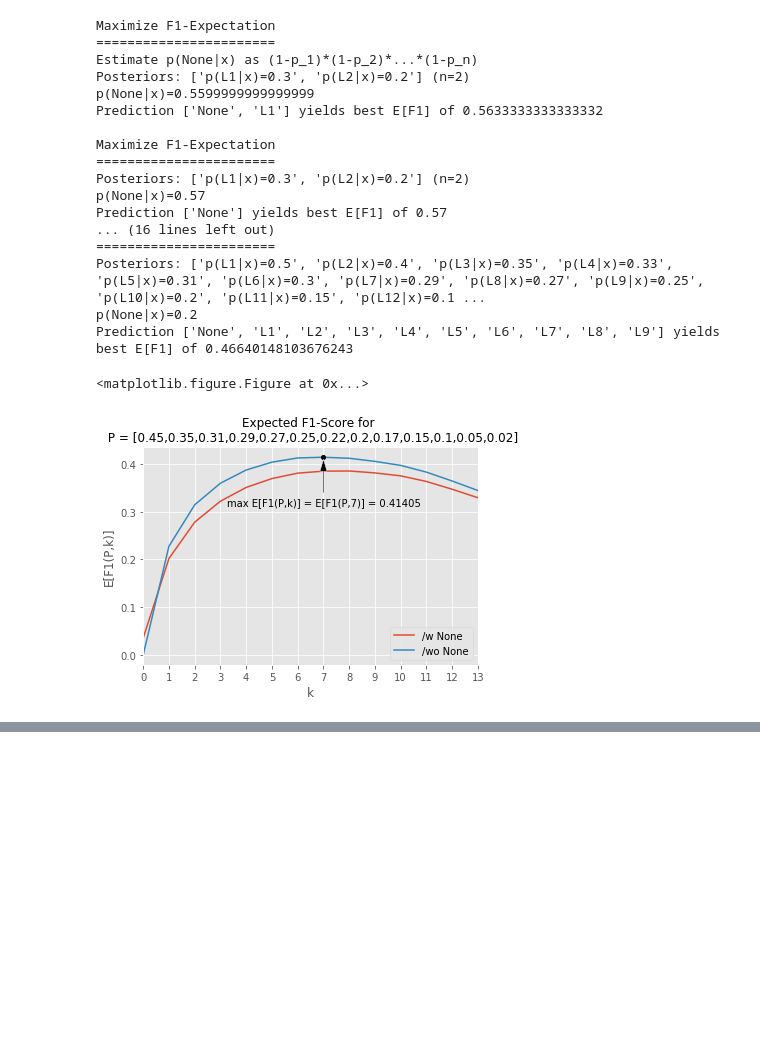
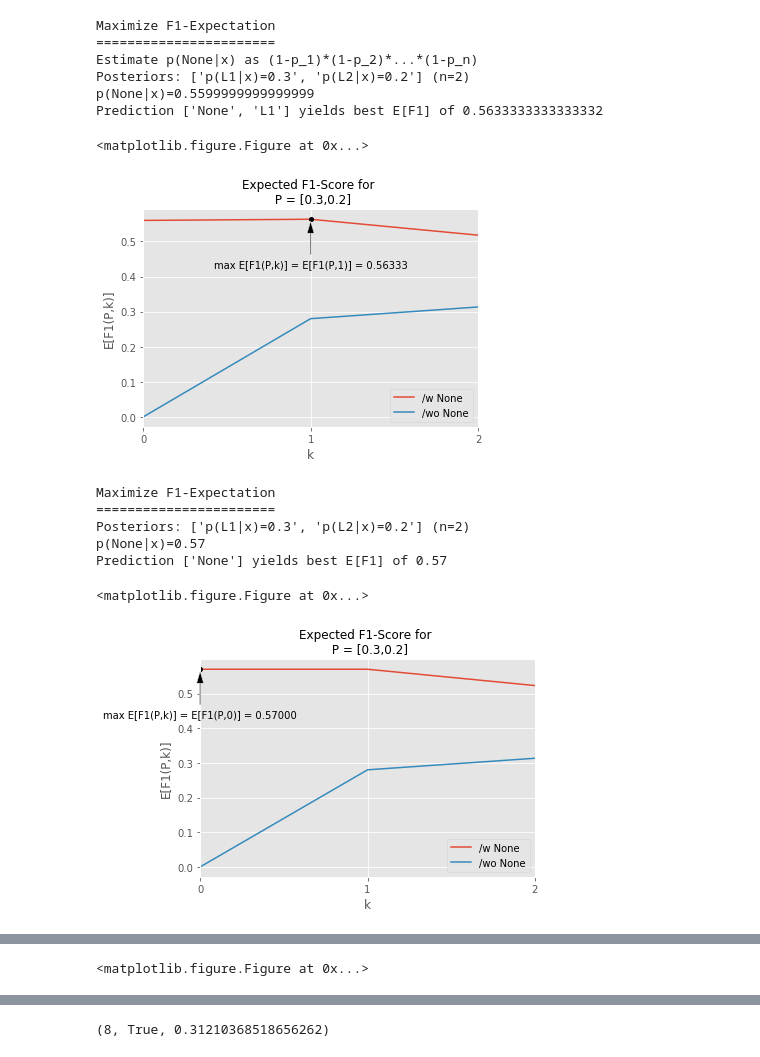
Before and after one commit to kylinorange/kaggle-instacart, a Jupyter notebook: F1 score optimization.ipynb, the cells around one changed output, grey strips where cells are left out. Saved outputs shown, nothing was run; the diff lists cells and outputs as text; code cells hidden in the pictures; blank space fills up the shorter version.

Commit message:
v4: f1 optimizer and none handling

```diff
--- a/F1 score optimization.ipynb
+++ b/F1 score optimization.ipynb
@@ -106,9 +106,9 @@ def print_best_prediction(P, pNone=None):
     print("Prediction {} yields best E[F1] of {}\n".format(best_prediction, f1_max))
 
 
-def save_plot(P, filename='expected_f1.png'):
-    E_F1 = pd.DataFrame(F1Optimizer.get_expectations(P).T, columns=["/w None", "/wo None"])
-    best_k, _, max_f1 = F1Optimizer.maximize_expectation(P)
+def save_plot(P, pNone=None, filename='expected_f1.png'):
+    E_F1 = pd.DataFrame(F1Optimizer.get_expectations(P, pNone).T, columns=["/w None", "/wo None"])
+    best_k, _, max_f1 = F1Optimizer.maximize_expectation(P, pNone)
 
     plt.style.use('ggplot')
     plt.figure()
@@ -154,30 +154,30 @@ def benchmark(n=100, filename='runtimes.png'):
     plt.show()
 # %%
 print_best_prediction([0.3, 0.2])
+save_plot([0.3, 0.2])
+
 print_best_prediction([0.3, 0.2], 0.57)
+save_plot([0.3, 0.2], 0.57)
+
 print_best_prediction([0.9, 0.6])
 print_best_prediction([0.5, 0.4, 0.3, 0.35, 0.33, 0.31, 0.29, 0.27, 0.25, 0.20, 0.15, 0.10])
 print_best_prediction([0.5, 0.4, 0.3, 0.35, 0.33, 0.31, 0.29, 0.27, 0.25, 0.20, 0.15, 0.10], 0.2)
 
 save_plot([0.45, 0.35, 0.31, 0.29, 0.27, 0.25, 0.22, 0.20, 0.17, 0.15, 0.10, 0.05, 0.02])
 # benchmark()
 # %% [output]
 Maximize F1-Expectation
 =======================
 Estimate p(None|x) as (1-p_1)*(1-p_2)*...*(1-p_n)
 Posteriors: ['p(L1|x)=0.3', 'p(L2|x)=0.2'] (n=2)
 p(None|x)=0.5599999999999999
 Prediction ['None', 'L1'] yields best E[F1] of 0.5633333333333332
-
-Maximize F1-Expectation
-=======================
-Posteriors: ['p(L1|x)=0.3', 'p(L2|x)=0.2'] (n=2)
-p(None|x)=0.57
-Prediction ['None'] yields best E[F1] of 0.57
-... (16 lines left out)
-=======================
-Posteriors: ['p(L1|x)=0.5', 'p(L2|x)=0.4', 'p(L3|x)=0.35', 'p(L4|x)=0.33', 'p(L5|x)=0.31', 'p(L6|x)=0.3', 'p(L7|x)=0.29', 'p(L8|x)=0.27', 'p(L9|x)=0.25', 'p(L10|x)=0.2', 'p(L11|x)=0.15', 'p(L12|x)=0.1 ...
-p(None|x)=0.2
-Prediction ['None', 'L1', 'L2', 'L3', 'L4', 'L5', 'L6', 'L7', 'L8', 'L9'] yields best E[F1] of 0.46640148103676243
 <matplotlib.figure.Figure at 0x...>
-[figure, old version]
+[figure, new version]
+Maximize F1-Expectation
+=======================
+Posteriors: ['p(L1|x)=0.3', 'p(L2|x)=0.2'] (n=2)
+p(None|x)=0.57
+Prediction ['None'] yields best E[F1] of 0.57
+<matplotlib.figure.Figure at 0x...>
+[figure, added]
@@ -183,0 +203 @@ Prediction ['None', 'L1', 'L2', 'L3', 'L4', 'L5', 'L6', 'L7', 'L8', 'L9'] yields
+<matplotlib.figure.Figure at 0x...>
@@ -183,0 +205,4 @@ Prediction ['None', 'L1', 'L2', 'L3', 'L4', 'L5', 'L6', 'L7', 'L8', 'L9'] yields
+# %%
+F1Optimizer.maximize_expectation([0.21, 0.2, 0.2, 0.2, 0.2, 0.2, 0.2, 0.2, 0.1])
+# %% [output]
+(8, True, 0.31210368518656262)
```
Also changed, not shown: parts of 1 cell of this notebook, 4 other files.
